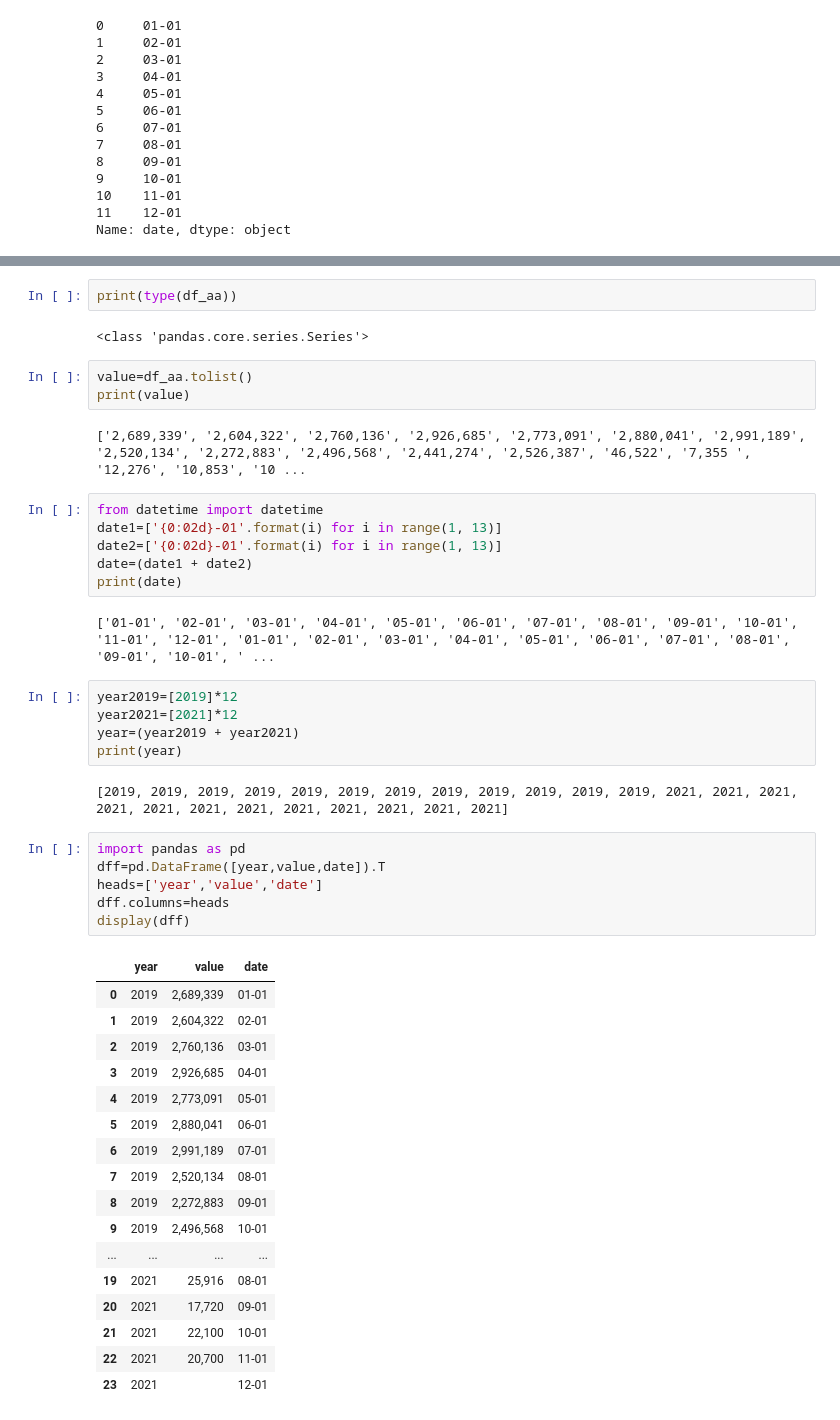
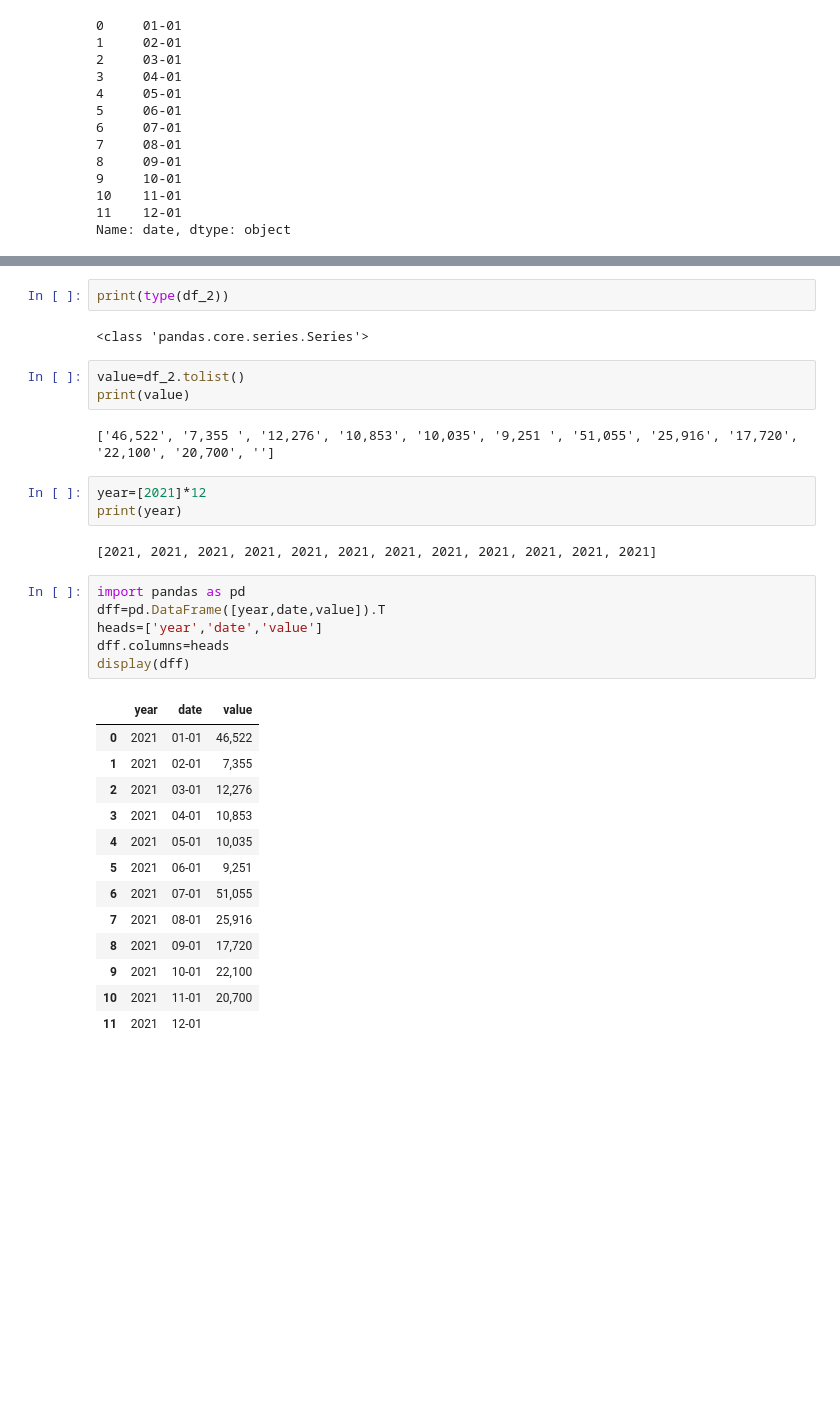
Before and after one commit to paula-ioni/paula-ioni.github.io, a Jupyter notebook: table_extraction_pdf.ipynb, the cells around one changed output, grey strips where cells are left out. Saved outputs shown, nothing was run; the diff lists cells and outputs as text; blank space fills up the shorter version.

```diff
--- a/table_extraction_pdf.ipynb
+++ b/table_extraction_pdf.ipynb
@@ -122,48 +118,34 @@ dtype: object
 # %%
-print(type(df_aa))
+print(type(df_2))
 # %% [output]
 <class 'pandas.core.series.Series'>
 # %%
-value=df_aa.tolist()
+value=df_2.tolist()
 print(value)
 # %% [output]
-['2,689,339', '2,604,322', '2,760,136', '2,926,685', '2,773,091', '2,880,041', '2,991,189', '2,520,134', '2,272,883', '2,496,568', '2,441,274', '2,526,387', '46,522', '7,355 ', '12,276', '10,853', '10 ...
+['46,522', '7,355 ', '12,276', '10,853', '10,035', '9,251 ', '51,055', '25,916', '17,720', '22,100', '20,700', '']
-# %%
-from datetime import datetime
-date1=['{0:02d}-01'.format(i) for i in range(1, 13)]
-date2=['{0:02d}-01'.format(i) for i in range(1, 13)]
-date=(date1 + date2)
-print(date)
-# %% [output]
-['01-01', '02-01', '03-01', '04-01', '05-01', '06-01', '07-01', '08-01', '09-01', '10-01', '11-01', '12-01', '01-01', '02-01', '03-01', '04-01', '05-01', '06-01', '07-01', '08-01', '09-01', '10-01', ' ...
 # %%
-year2019=[2019]*12
-year2021=[2021]*12
-year=(year2019 + year2021)
+year=[2021]*12
 print(year)
 # %% [output]
-[2019, 2019, 2019, 2019, 2019, 2019, 2019, 2019, 2019, 2019, 2019, 2019, 2021, 2021, 2021, 2021, 2021, 2021, 2021, 2021, 2021, 2021, 2021, 2021]
+[2021, 2021, 2021, 2021, 2021, 2021, 2021, 2021, 2021, 2021, 2021, 2021]
 # %%
 import pandas as pd
-dff=pd.DataFrame([year,value,date]).T
-heads=['year','value','date']
+dff=pd.DataFrame([year,date,value]).T
+heads=['year','date','value']
 dff.columns=heads
 display(dff)
 # %% [output]
-|  | year | value | date |
-| 0 | 2019 | 2,689,339 | 01-01 |
-| 1 | 2019 | 2,604,322 | 02-01 |
-| 2 | 2019 | 2,760,136 | 03-01 |
-| 3 | 2019 | 2,926,685 | 04-01 |
-| 4 | 2019 | 2,773,091 | 05-01 |
-| 5 | 2019 | 2,880,041 | 06-01 |
-| 6 | 2019 | 2,991,189 | 07-01 |
-| 7 | 2019 | 2,520,134 | 08-01 |
-| 8 | 2019 | 2,272,883 | 09-01 |
-| 9 | 2019 | 2,496,568 | 10-01 |
-| ... | ... | ... | ... |
-| 19 | 2021 | 25,916 | 08-01 |
-| 20 | 2021 | 17,720 | 09-01 |
-| 21 | 2021 | 22,100 | 10-01 |
-| 22 | 2021 | 20,700 | 11-01 |
-| 23 | 2021 |  | 12-01 |
+|  | year | date | value |
+| 0 | 2021 | 01-01 | 46,522 |
+| 1 | 2021 | 02-01 | 7,355 |
+| 2 | 2021 | 03-01 | 12,276 |
+| 3 | 2021 | 04-01 | 10,853 |
+| 4 | 2021 | 05-01 | 10,035 |
+| 5 | 2021 | 06-01 | 9,251 |
+| 6 | 2021 | 07-01 | 51,055 |
+| 7 | 2021 | 08-01 | 25,916 |
+| 8 | 2021 | 09-01 | 17,720 |
+| 9 | 2021 | 10-01 | 22,100 |
+| 10 | 2021 | 11-01 | 20,700 |
+| 11 | 2021 | 12-01 |  |
```
Also changed, not shown: parts of 7 cells of this notebook.
